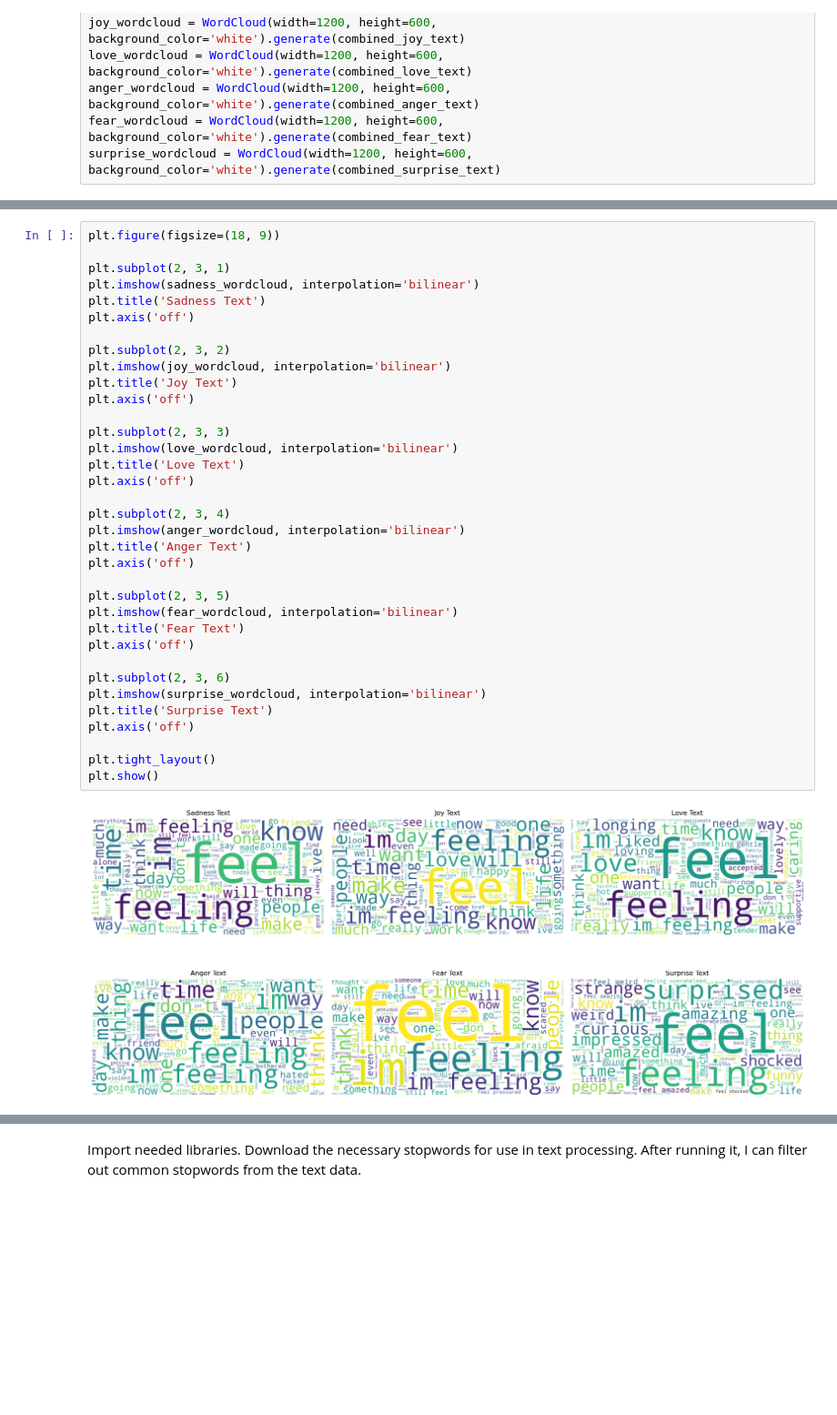
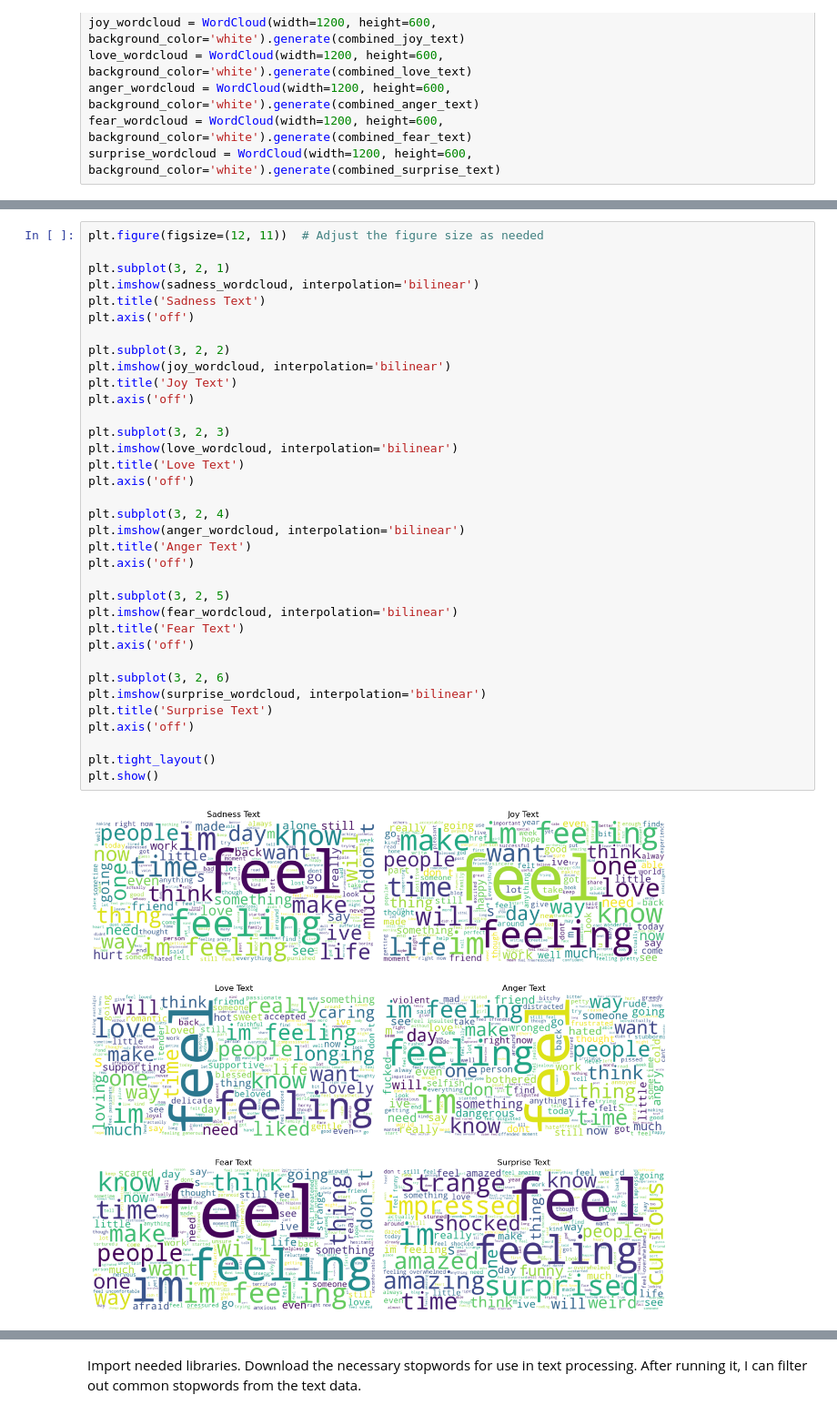
Before and after one commit to johnpospisil/emotion-classification-of-tweets, a Jupyter notebook: emotion-classification-of-tweets.ipynb, the cells around one changed output, grey strips where cells are left out. Shown at 91% size. Drawn from its saved outputs; the diff is of its cells as text; blank space fills up the shorter version.

```diff
--- a/emotion-classification-of-tweets.ipynb
+++ b/emotion-classification-of-tweets.ipynb
@@ -215,38 +273,38 @@ plt.show()
 # %%
-plt.figure(figsize=(18, 9))
+plt.figure(figsize=(12, 11))  # Adjust the figure size as needed
 
-plt.subplot(2, 3, 1)
+plt.subplot(3, 2, 1)
 plt.imshow(sadness_wordcloud, interpolation='bilinear')
 plt.title('Sadness Text')
 plt.axis('off')
 
-plt.subplot(2, 3, 2)
+plt.subplot(3, 2, 2)
 plt.imshow(joy_wordcloud, interpolation='bilinear')
 plt.title('Joy Text')
 plt.axis('off')
 
-plt.subplot(2, 3, 3)
+plt.subplot(3, 2, 3)
 plt.imshow(love_wordcloud, interpolation='bilinear')
 plt.title('Love Text')
 plt.axis('off')
 
-plt.subplot(2, 3, 4)
+plt.subplot(3, 2, 4)
 plt.imshow(anger_wordcloud, interpolation='bilinear')
 plt.title('Anger Text')
 plt.axis('off')
 
-plt.subplot(2, 3, 5)
+plt.subplot(3, 2, 5)
 plt.imshow(fear_wordcloud, interpolation='bilinear')
 plt.title('Fear Text')
 plt.axis('off')
 
-plt.subplot(2, 3, 6)
+plt.subplot(3, 2, 6)
 plt.imshow(surprise_wordcloud, interpolation='bilinear')
 plt.title('Surprise Text')
 plt.axis('off')
 
 plt.tight_layout()
 plt.show()
 # %% [output]
-[figure, old version]
+[figure, new version]
 # %% [markdown]
```
Also changed, not shown: parts of 69 cells of this notebook.
